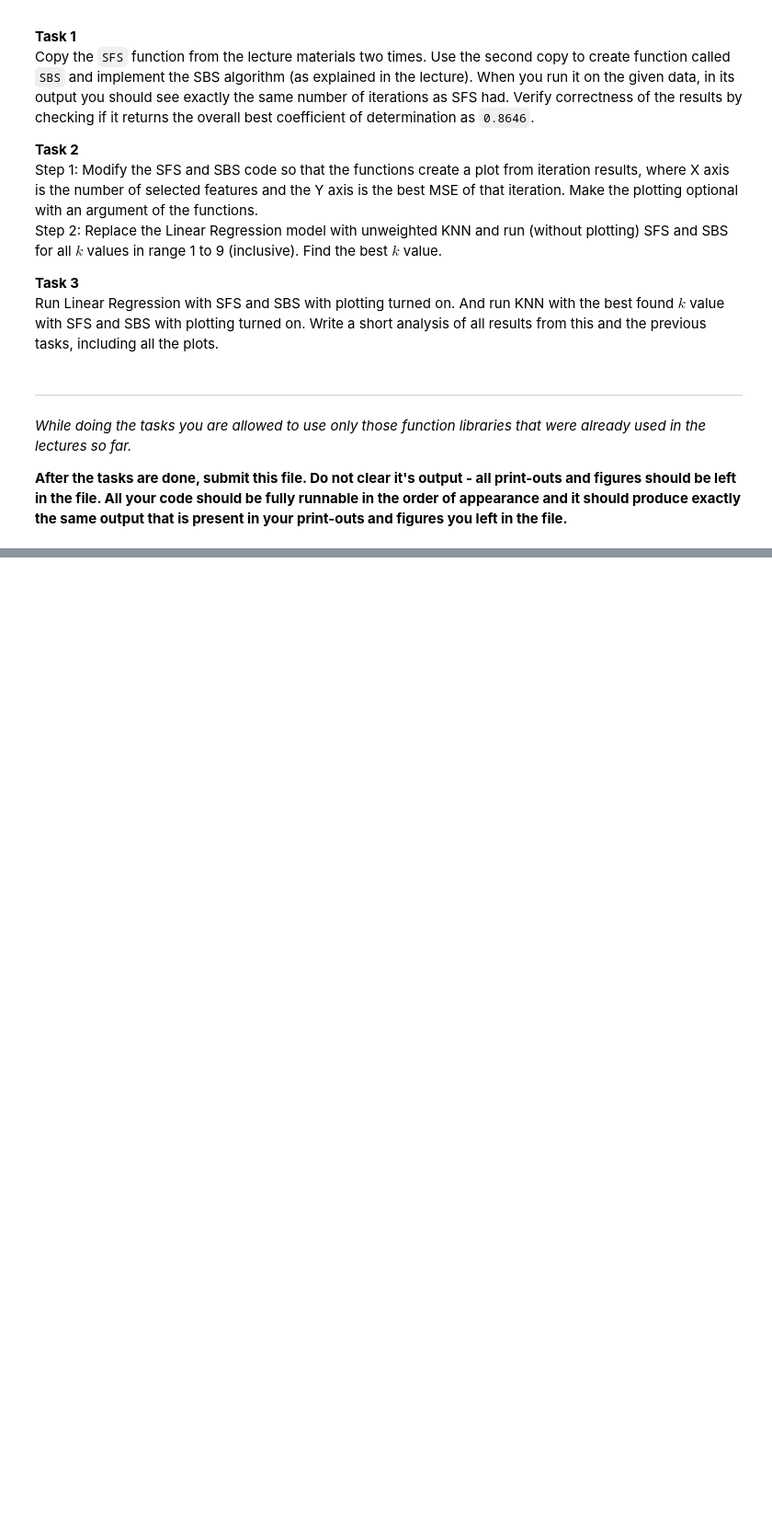
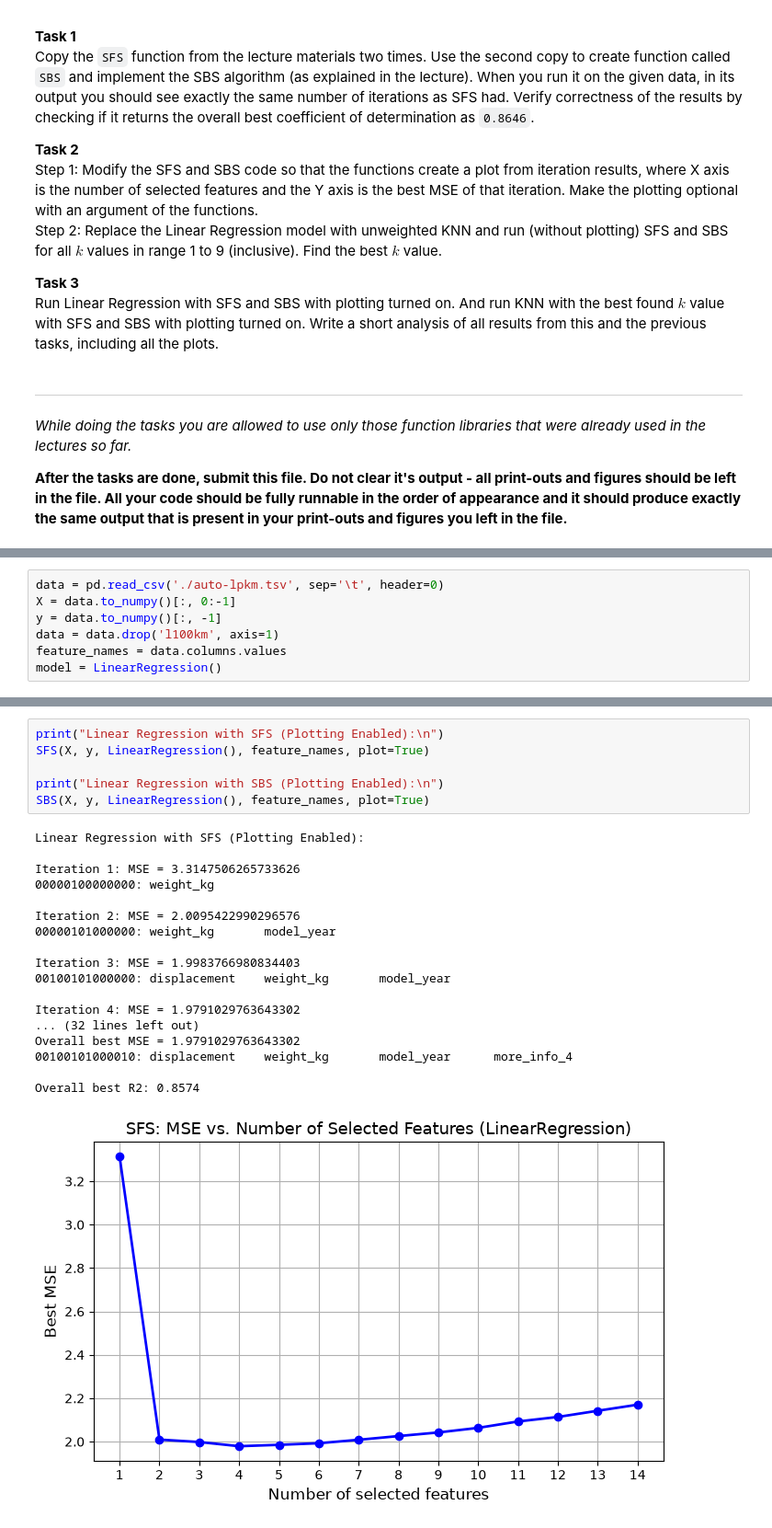
Before and after one commit to Sparkobbable/machine-learning-algorithms, a Jupyter notebook: 8_Assignment.ipynb, the cells around one changed output, grey strips where cells are left out. Shown at 92% size. Drawn from its saved outputs; the diff is of its cells as text; blank space fills up the shorter version.

```diff
--- a/8_Assignment.ipynb
+++ b/8_Assignment.ipynb
@@ -21,0 +30,7 @@ Run Linear Regression with SFS and SBS with plotting turned on. And run KNN with
+# %%
+data = pd.read_csv('./auto-lpkm.tsv', sep='\t', header=0)
+X = data.to_numpy()[:, 0:-1]
+y = data.to_numpy()[:, -1]
+data = data.drop('l100km', axis=1)
+feature_names = data.columns.values
+model = LinearRegression()
@@ -21,0 +376,25 @@ Run Linear Regression with SFS and SBS with plotting turned on. And run KNN with
+# %%
+print("Linear Regression with SFS (Plotting Enabled):\n")
+SFS(X, y, LinearRegression(), feature_names, plot=True)
+
+print("Linear Regression with SBS (Plotting Enabled):\n")
+SBS(X, y, LinearRegression(), feature_names, plot=True)
+# %% [output]
+Linear Regression with SFS (Plotting Enabled):
+
+Iteration 1: MSE = 3.3147506265733626
+00000100000000: weight_kg
+
+Iteration 2: MSE = 2.0095422990296576
+00000101000000: weight_kg       model_year
+
+Iteration 3: MSE = 1.9983766980834403
+00100101000000: displacement    weight_kg       model_year
+
+Iteration 4: MSE = 1.9791029763643302
+... (32 lines left out)
+Overall best MSE = 1.9791029763643302
+00100101000010: displacement    weight_kg       model_year      more_info_4
+
+Overall best R2: 0.8574
+[figure, added]
```
Also changed, not shown: parts of 18 cells of this notebook.
